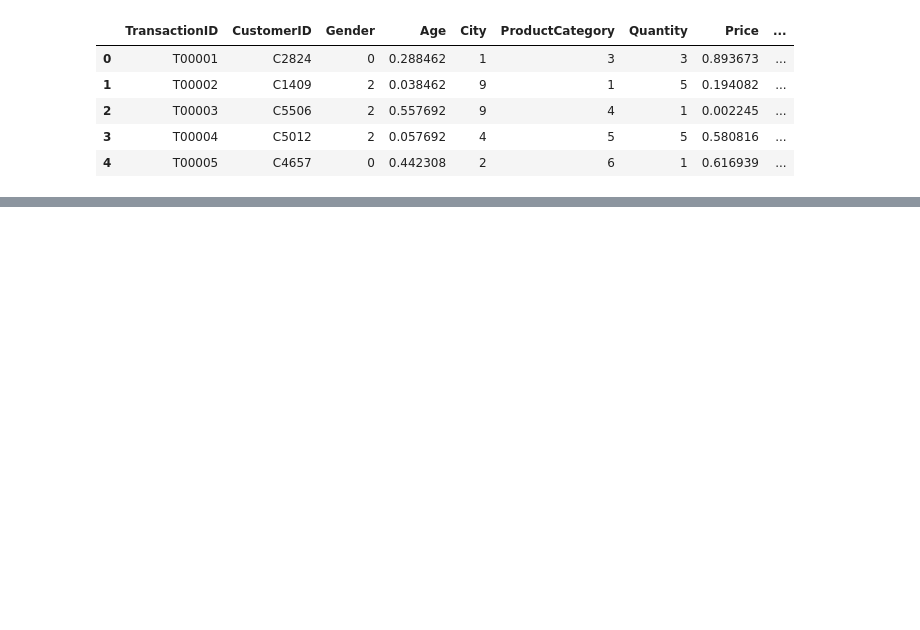
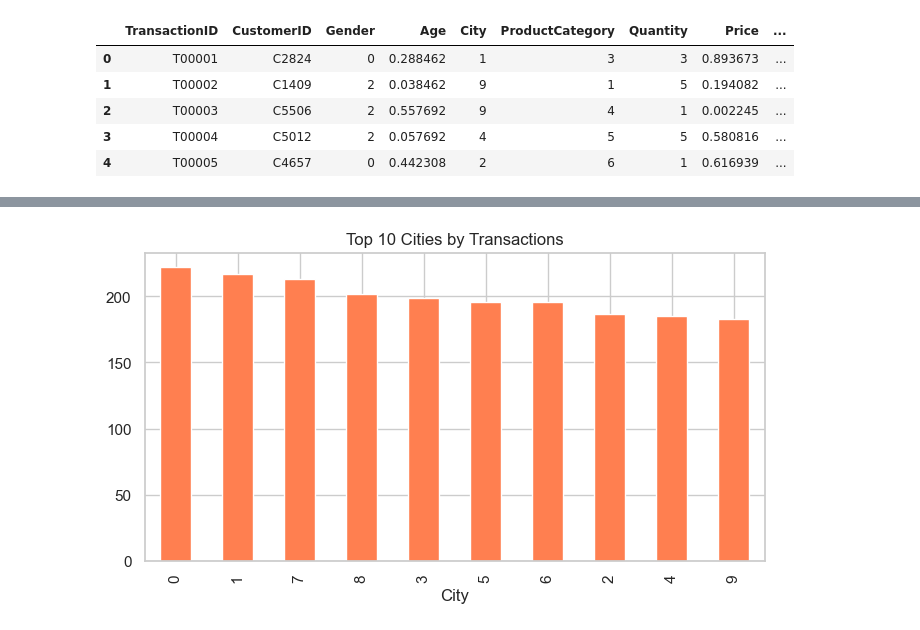
Before and after one commit to Nandhanaa-Mathesvaran/tcs, a Jupyter notebook: tcs.ipynb, the cells around one changed output, grey strips where cells are left out. Cells and saved outputs as stored; diff of their text form; code cells hidden in the pictures; blank space fills up the shorter version.

```diff
--- a/tcs.ipynb
+++ b/tcs.ipynb
@@ -275,0 +149,7 @@ plt.show()
+# %%
+plt.figure(figsize=(8,4))
+df['City'].value_counts().head(10).plot(kind='bar', color='coral')
+plt.title('Top 10 Cities by Transactions')
+plt.show()
+# %% [output]
+[figure, added]
```
Also changed, not shown: parts of 25 cells of this notebook.
